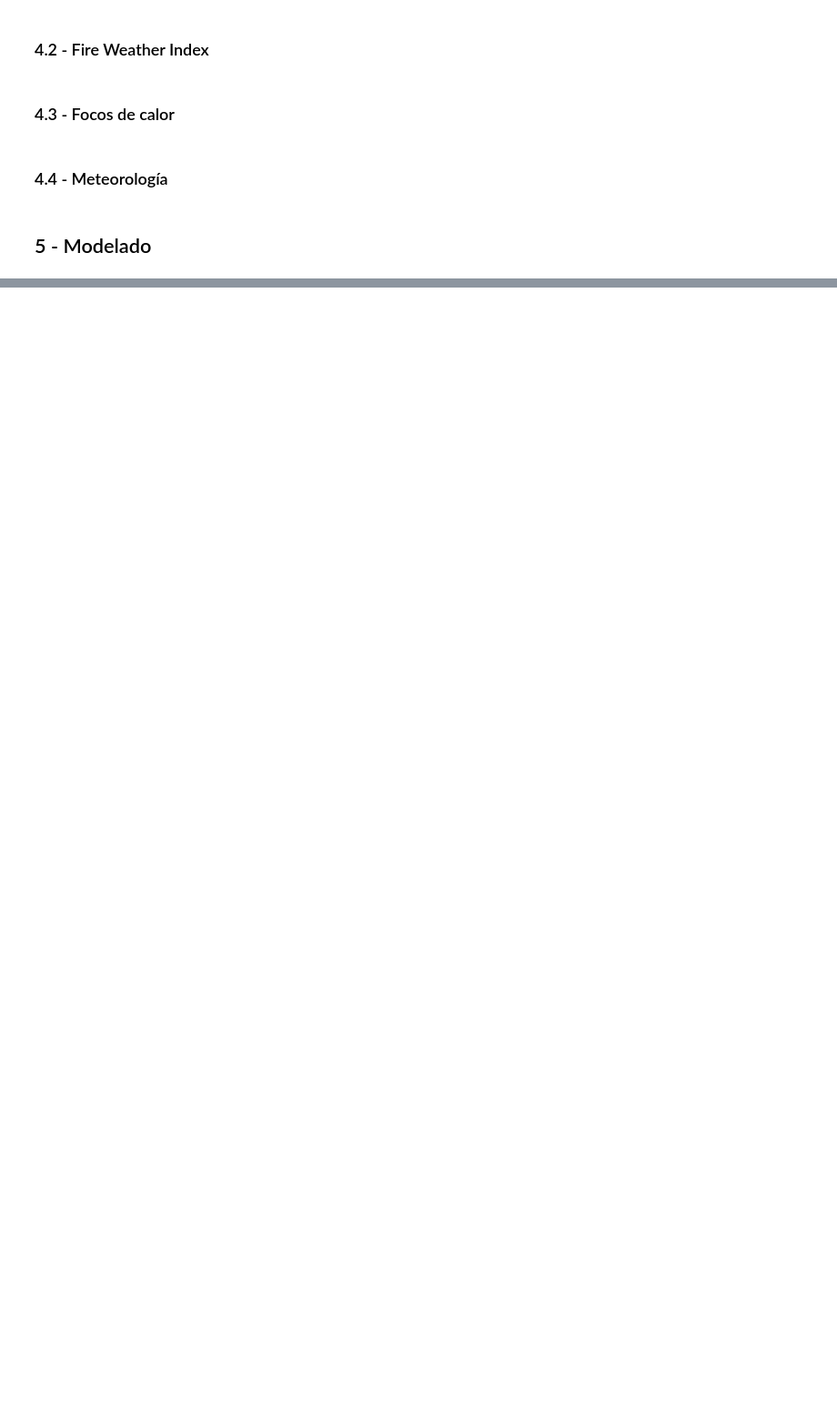
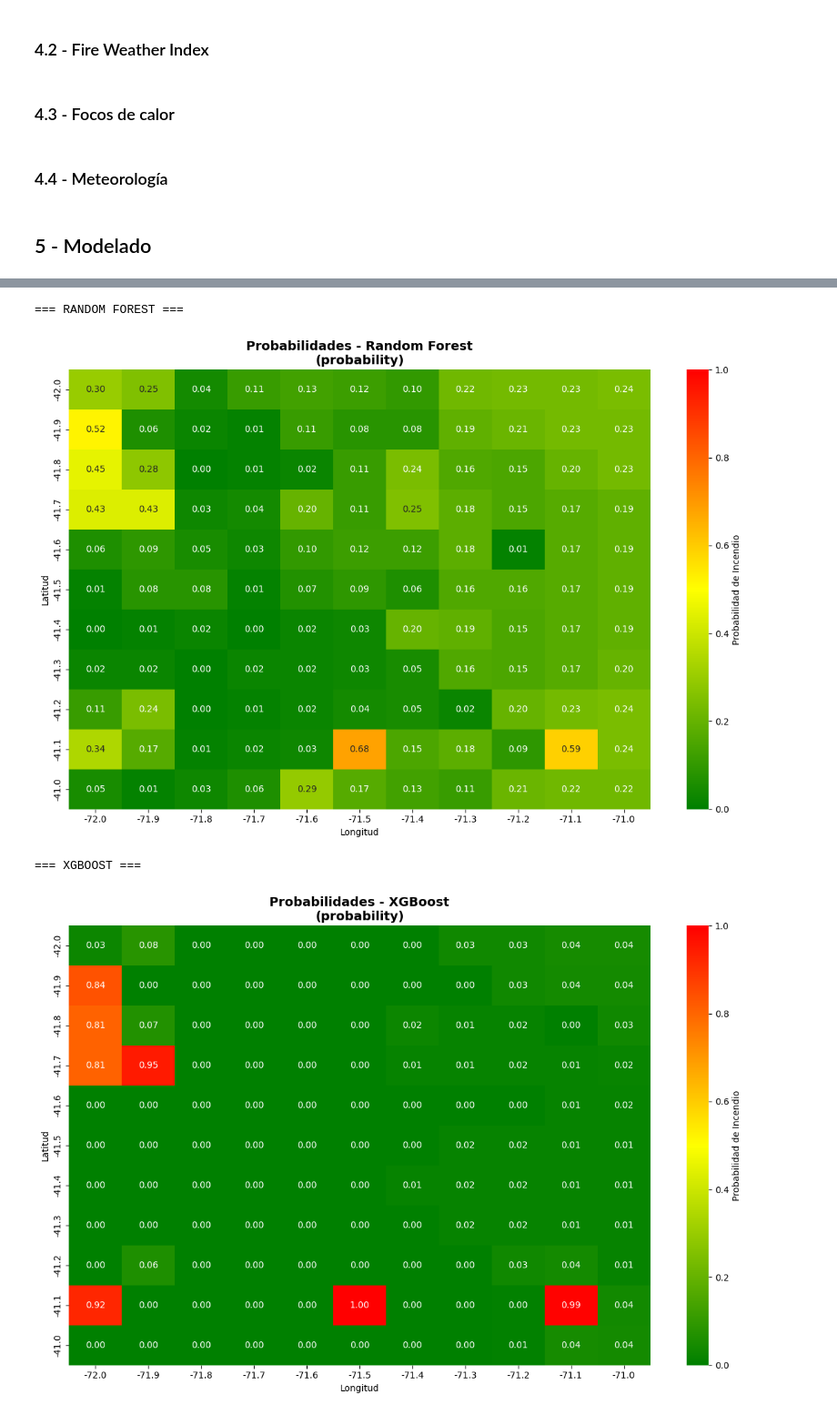
Before and after one commit to HunterCitto/199---Seminario-Final, a Jupyter notebook: notebooks/Seminario Final (CURRENT).ipynb, the cells around one changed output, grey strips where cells are left out. Shown at 91% size. Cells and saved outputs as stored; diff of their text form; code cells hidden in the pictures; blank space fills up the shorter version.

```diff
--- a/notebooks/Seminario Final (CURRENT).ipynb
+++ b/notebooks/Seminario Final (CURRENT).ipynb
@@ -2399,0 +2604,28 @@ Top 10 características más importantes:
+# %%
+# Comparar diferentes modelos
+models = {
+    'Random Forest': rf_model,
+    'XGBoost': xgb_model,
+    'SVM': svm_model
+}
+
+for model_name, model in models.items():
+    print(f"\n=== {model_name.upper()} ===")
+
+    # Para SVM necesitamos escalar los datos
+    if model_name == 'SVM':
+        # Crear datos escalados para la matriz completa
+        df_scaled = df.copy()
+        df_scaled[features] = scaler.transform(df[features])
+        plot_coordinate_matrix(df_scaled, model, features,
+                             value_type='probability',
+                             title=f"Probabilidades - {model_name}")
+    else:
+        plot_coordinate_matrix(df, model, features,
+                             value_type='probability',
+                             title=f"Probabilidades - {model_name}")
+# %% [output]
+=== RANDOM FOREST ===
+[figure, added]
+=== XGBOOST ===
+[figure, added]
```
Also changed, not shown: parts of 32 cells of this notebook, 7 other files.
